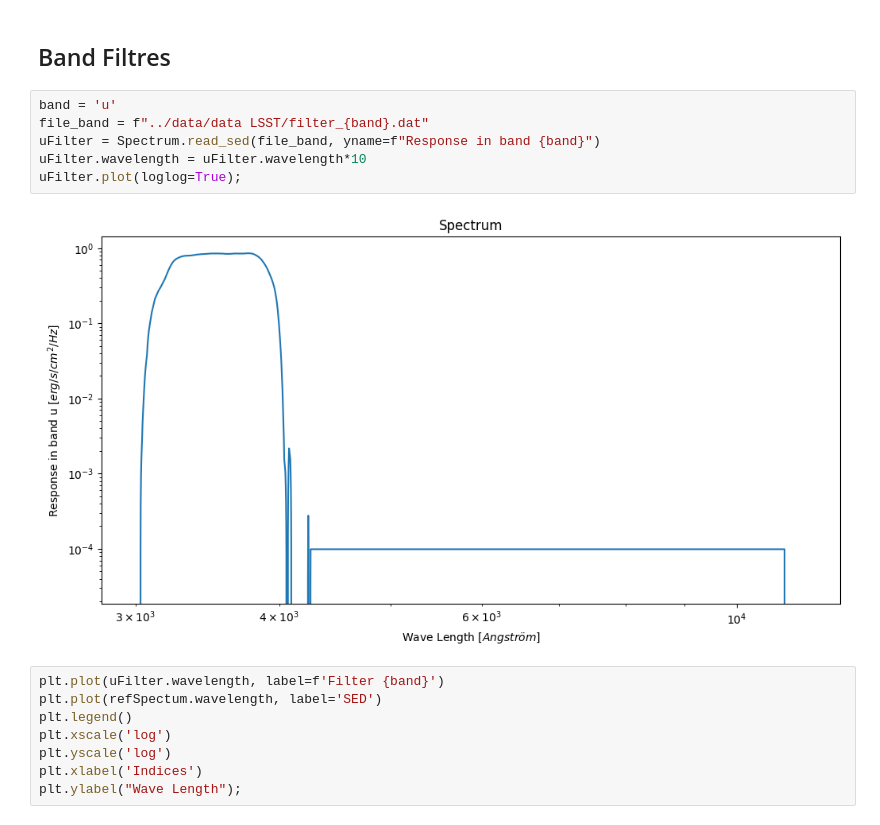
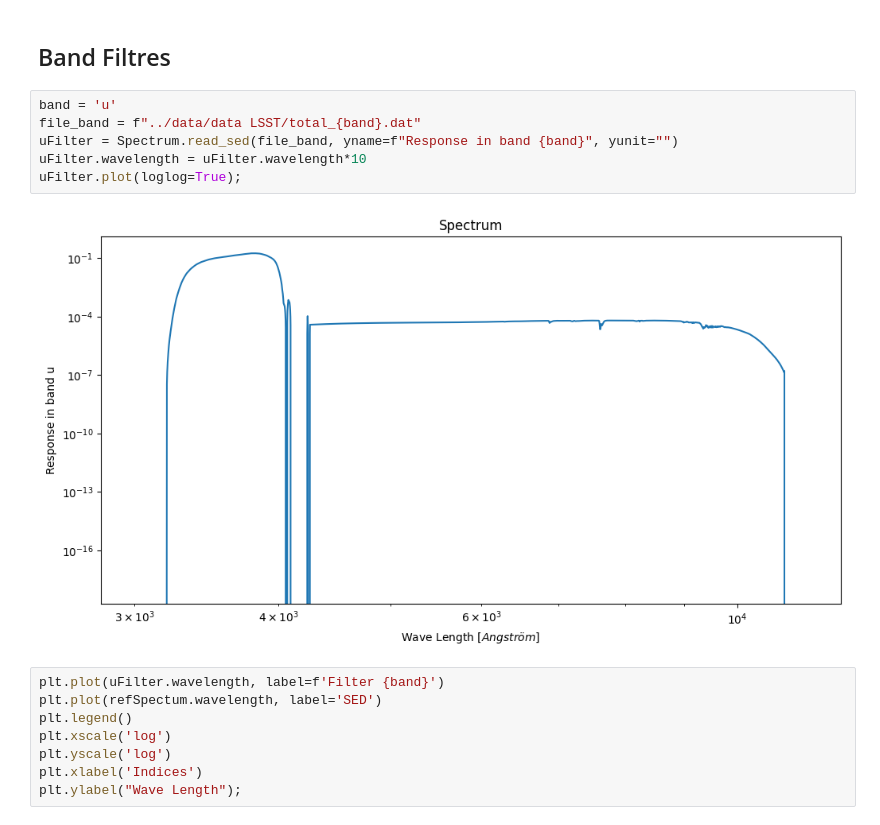
Before and after one commit to johannct/M2_Stage_Code, a Jupyter notebook: Simulation/SED_Study.ipynb, the cells around one changed output. Cells and saved outputs as stored; diff of their text form.

```diff
--- a/Simulation/SED_Study.ipynb
+++ b/Simulation/SED_Study.ipynb
@@ -43,12 +43,12 @@ refSpectum.plot(band="y", loglog=False, label="u");
 ## Band Filtres
 # %%
 band = 'u'
-file_band = f"../data/data LSST/filter_{band}.dat"
-uFilter = Spectrum.read_sed(file_band, yname=f"Response in band {band}")
+file_band = f"../data/data LSST/total_{band}.dat"
+uFilter = Spectrum.read_sed(file_band, yname=f"Response in band {band}", yunit="")
 uFilter.wavelength = uFilter.wavelength*10
 uFilter.plot(loglog=True);
 # %% [output]
-[figure, old version]
+[figure, new version]
 # %%
 plt.plot(uFilter.wavelength, label=f'Filter {band}')
 plt.plot(refSpectum.wavelength, label='SED')
```
Also changed, not shown: parts of 3 cells of this notebook, 3 other files.
